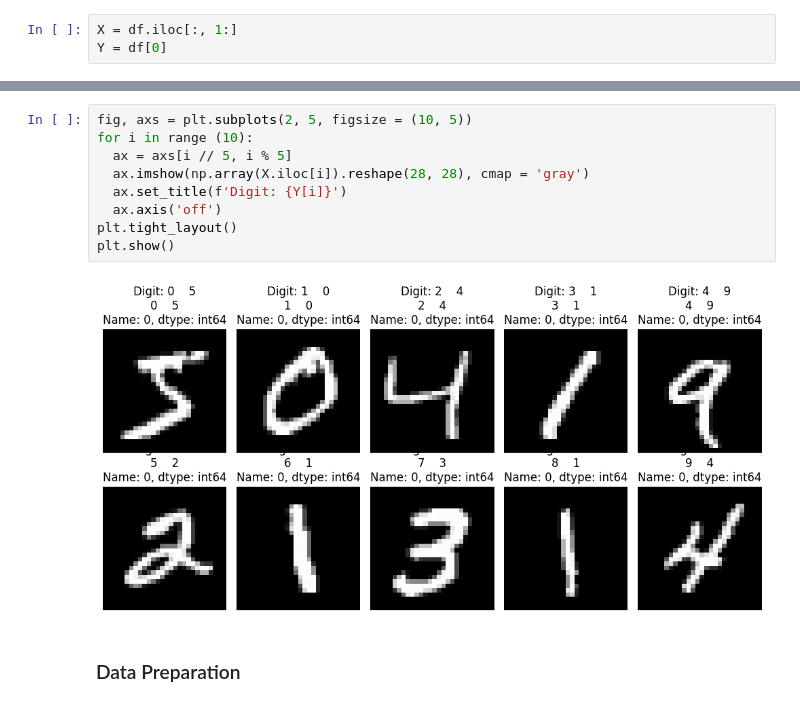
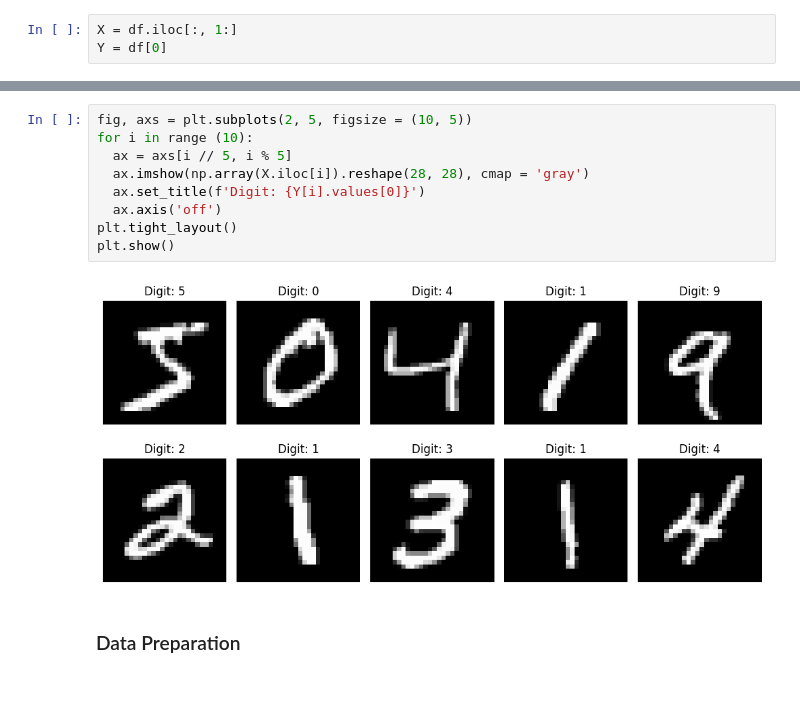
Before and after one commit to NayibGS07/Diplomado_Ciencia_de_Datos, a Jupyter notebook: Diplomado_Ciencia_de_Datos_2024/Ciencia_de_Datos_5.ipynb, the cells around one changed output, grey strips where cells are left out. Saved outputs shown, nothing was run; the diff lists cells and outputs as text.

```diff
--- a/Diplomado_Ciencia_de_Datos_2024/Ciencia_de_Datos_5.ipynb
+++ b/Diplomado_Ciencia_de_Datos_2024/Ciencia_de_Datos_5.ipynb
@@ -127,14 +127,14 @@ fig.show()
 # %%
 fig, axs = plt.subplots(2, 5, figsize = (10, 5))
 for i in range (10):
   ax = axs[i // 5, i % 5]
   ax.imshow(np.array(X.iloc[i]).reshape(28, 28), cmap = 'gray')
-  ax.set_title(f'Digit: {Y[i]}')
+  ax.set_title(f'Digit: {Y[i].values[0]}')
   ax.axis('off')
 plt.tight_layout()
 plt.show()
 # %% [output]
-[figure, old version]
+[figure, new version]
 # %% [markdown]
 ### Data Preparation
 # %%
```
Also changed, not shown: parts of 1 cell of this notebook.
